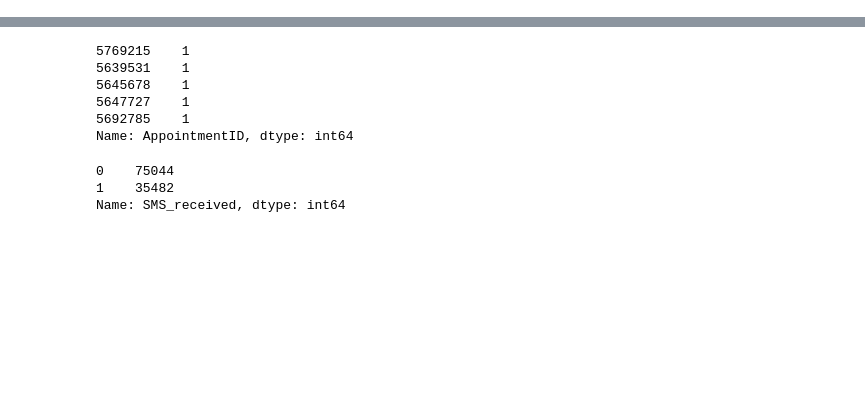
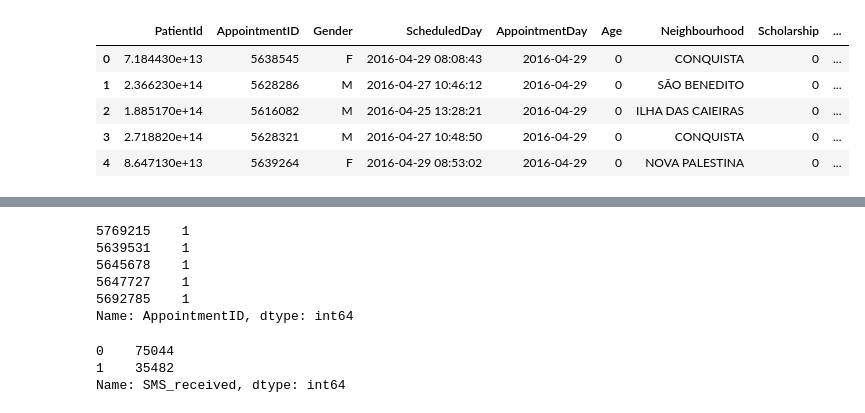
Before and after one commit to Asafamitai/IDC-BDA-Exercises, a Jupyter notebook: NOShow_project_worksheet.ipynb, the cells around one changed output, grey strips where cells are left out. Drawn from its saved outputs; the diff is of its cells as text; code cells hidden in the pictures; blank space fills up the shorter version.

Commit message:
orgenized the new data with the wether and day week

```diff
--- a/NOShow_project_worksheet.ipynb
+++ b/NOShow_project_worksheet.ipynb
@@ -36,0 +98,13 @@ wether_tabl
+# %%
+# משורה זו שואבים את הדאטה החדשה והרלוונטית
+
+df=pd.read_csv('no_show_original_data_2016_with_update_weather')
+df = df.drop(['Unnamed: 0'], axis=1)
+df.head()
+# %% [output]
+|  | PatientId | AppointmentID | Gender | ScheduledDay | AppointmentDay | Age | Neighbourhood | Scholarship | ... |
+| 0 | 7.184430e+13 | 5638545 | F | 2016-04-29 08:08:43 | 2016-04-29 | 0 | CONQUISTA | 0 | ... |
+| 1 | 2.366230e+14 | 5628286 | M | 2016-04-27 10:46:12 | 2016-04-29 | 0 | SÃO BENEDITO | 0 | ... |
+| 2 | 1.885170e+14 | 5616082 | M | 2016-04-25 13:28:21 | 2016-04-29 | 0 | ILHA DAS CAIEIRAS | 0 | ... |
+| 3 | 2.718820e+14 | 5628321 | M | 2016-04-27 10:48:50 | 2016-04-29 | 0 | CONQUISTA | 0 | ... |
+| 4 | 8.647130e+13 | 5639264 | F | 2016-04-29 08:53:02 | 2016-04-29 | 0 | NOVA PALESTINA | 0 | ... |
```
Also changed, not shown: parts of 13 cells of this notebook, 2 other files.
